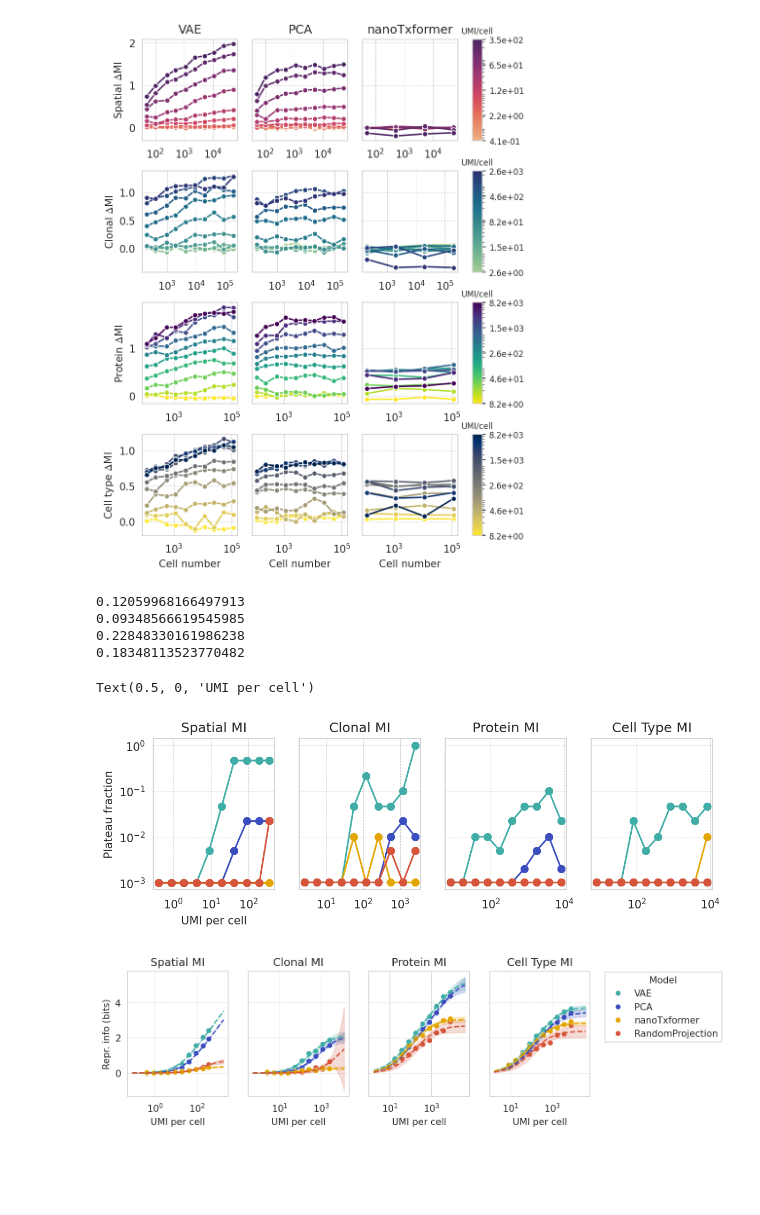
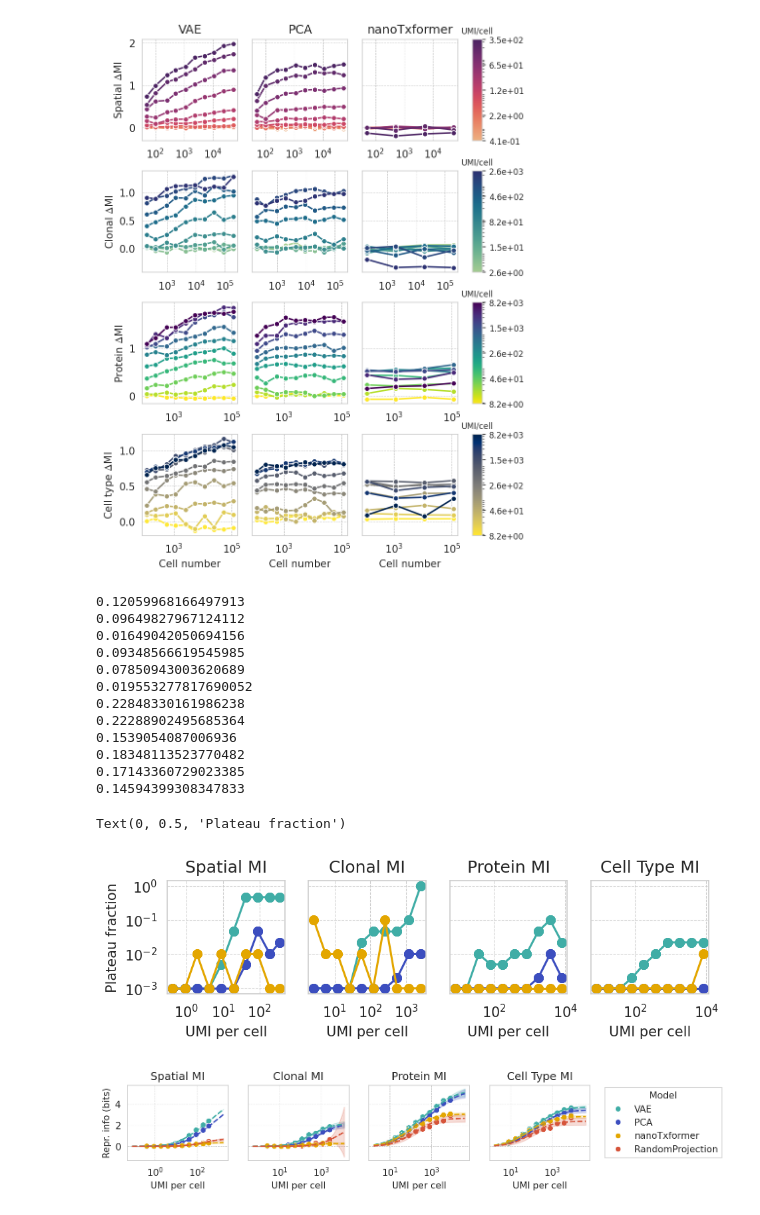
Before and after one commit to ggdna/scScaling, a Jupyter notebook: results/count_scaling_plots.ipynb, the cells around one changed output. Cells and saved outputs as stored; diff of their text form; code cells hidden in the pictures; blank space fills up the shorter version.

```diff
--- a/results/count_scaling_plots.ipynb
+++ b/results/count_scaling_plots.ipynb
@@ -317,25 +317,25 @@ plt.show()
 # %% [output]
 [figure]
 # %%
-fig = plt.figure(figsize=(9, 2.5), dpi=dpi)
+fig = plt.figure(figsize=(7, 1.5), dpi=dpi)
 
 axs = fig.subplots(1, 4, sharey=True)
 dfs = [merf_df, larry_df, cite_df, cite_df]
 metrics = ['Spatial neighborhood MI', 'Clonal MI', 'Protein MI', 'Cell type fine MI']
 names = ['Spatial MI', 'Clonal MI', 'Protein MI', 'Cell Type MI']
 
-def find_stopping_index(lst, patience):
-    dips = 0  # count dips
-    max_val = lst[0]  # track max value
-    for i in range(1, len(lst)):
-        if lst[i] > max_val*1.1:  # 1% increase
-            max_val = lst[i]  # update max!
-            dips = 0  # reset dips
-        else:
-            dips += 1  # increment dips
-            if dips > patience:
-                return i  # found stopping point
-    return len(lst)-1  # didn't stop increasing within patience
+# def find_stopping_index(lst, patience):
+#     dips = 0  # count dips
+#     max_val = lst[0]  # track max value
+#     for i in range(1, len(lst)):
+#         if lst[i] > max_val*1.1:  # 1% increase
+#             max_val = lst[i]  # update max!
+#             dips = 0  # reset dips
+#         else:
+#             dips += 1  # increment dips
+#             if dips > patience:
+#                 return i  # found stopping point
+#     return len(lst)-1  # didn't stop increasing within patience
 
 # for ax, df, metric, name in zip(axs, dfs, metrics, names):
 
@@ -361,48 +361,58 @@ def find_stopping_index(lst, patience):
 
 for ax, df, metric, name in zip(axs, dfs, metrics, names):
 
-    thresh = df[metric].max()*0.05
-    print(thresh)
 
-    for i, method in enumerate(hue_order):
+
+    for i, method in enumerate(hue_order[:3]):
 
         df_m = df[df['Method'] == method]
         x_data = df_m['UMI per cell']
         y_data = []
 
+        thresh = df_m[metric].max()*0.05
+        print(thresh)
 
 
         for x in x_data:
-            dfoi = df_m[df_m['UMI per cell'] == x]
-            gt_thresh = dfoi[metric] > dfoi[metric].max()-thresh
+            dfoi = df_m[df_m['UMI per cell'] == x].sort_values(by='Cell number')
+            gt_thresh = dfoi[metric] > dfoi[metric].iloc[-1]-thresh
             idx = next((i for i, val in enumerate(gt_thresh) if val), 0)
             y_data.append(dfoi['Cell number'].iloc[idx]/dfoi['Cell number'].max())
 
         ax.plot(x_data, y_data, color=pretty_palette[i], marker='o')
 
     ax.set_title(name)
+    ax.set_xlabel(r'UMI per cell')
     ax.set_xscale('log')
     ax.set_yscale('log')
     ax.set_ylabel('')
 
 axs[0].set_ylabel(r'Plateau fraction')
 
-axs[0].set_xlabel(r'UMI per cell')
+# axs[0].set_xlabel(r'UMI per cell')
 
 # sns.move_legend(axs[-1], "upper left", bbox_to_anchor=(1.1, 1.03), title='Model')
 # %% [output]
 0.12059968166497913
+0.09649827967124112
+0.01649042050694156
 0.09348566619545985
+0.07850943003620689
+0.019553277817690052
 0.22848330161986238
+0.22288902495685364
+0.1539054087006936
 0.18348113523770482
+0.17143360729023385
+0.14594399308347833
-Text(0.5, 0, 'UMI per cell')
+Text(0, 0.5, 'Plateau fraction')
-[figure, old version]
+[figure, new version]
 # %%
 from lmfit import Model
 def info_scaling(x, A, B):
     return 0.5 * np.log2((x*B+ 1)/(1+A*x))
 # %%
-fig = plt.figure(figsize=(9, 2.5), dpi=dpi)
+fig = plt.figure(figsize=(9, 1.5), dpi=dpi)
 
 axs = fig.subplots(1, 4, sharey=True)
 dfs = [merf_df, larry_df, cite_df, cite_df]
@@ -447,9 +457,10 @@ for ax, df, metric, name in zip(axs, dfs, metrics, names):
     ax.set_title(name)
     ax.set_xscale('log')
     ax.set_ylabel('')
+    # ax.set_ylim(0, 5.6)
 
 axs[0].set_ylabel('Repr. info (bits)')
 
 sns.move_legend(axs[-1], "upper left", bbox_to_anchor=(1.1, 1.03), title='Model')
 # %% [output]
-[figure, old version]
+[figure, new version]
```
Also changed, not shown: 3 other files.
